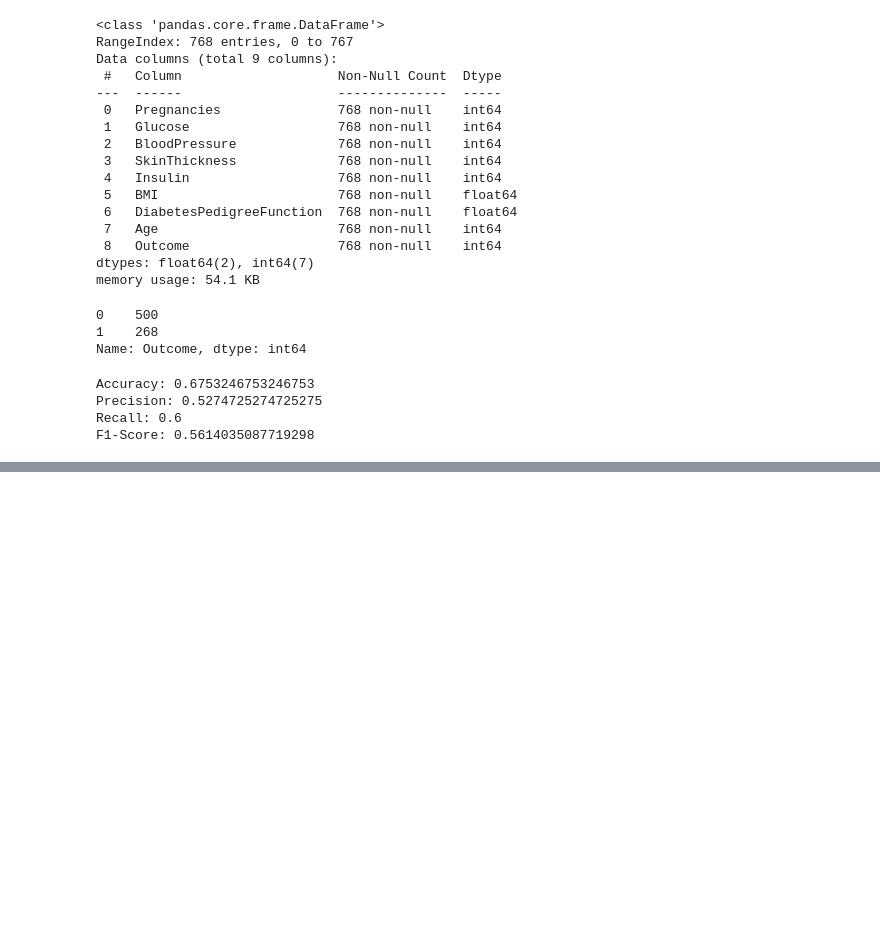
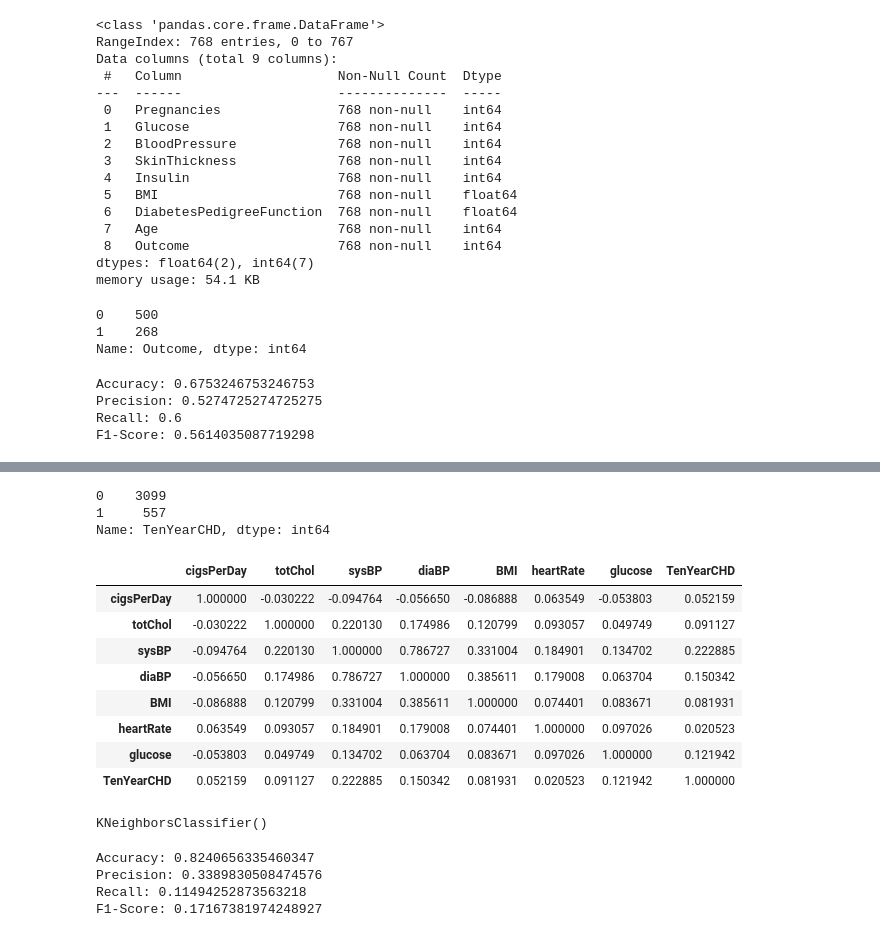
Before and after one commit to Yugesh-003/ML-lab, a Jupyter notebook: Classification/Knn.ipynb, the cells around one changed output, grey strips where cells are left out. Cells and saved outputs as stored; diff of their text form; code cells hidden in the pictures; blank space fills up the shorter version.

```diff
--- a/Classification/Knn.ipynb
+++ b/Classification/Knn.ipynb
@@ -78,0 +182,18 @@ F1-Score: 0.5614035087719298
+# %%
+df2["TenYearCHD"].value_counts()
+# %% [output]
+0    3099
+1     557
+Name: TenYearCHD, dtype: int64
+# %%
+df2.corr()
+# %% [output]
+|  | cigsPerDay | totChol | sysBP | diaBP | BMI | heartRate | glucose | TenYearCHD |
+| cigsPerDay | 1.000000 | -0.030222 | -0.094764 | -0.056650 | -0.086888 | 0.063549 | -0.053803 | 0.052159 |
+| totChol | -0.030222 | 1.000000 | 0.220130 | 0.174986 | 0.120799 | 0.093057 | 0.049749 | 0.091127 |
+| sysBP | -0.094764 | 0.220130 | 1.000000 | 0.786727 | 0.331004 | 0.184901 | 0.134702 | 0.222885 |
+| diaBP | -0.056650 | 0.174986 | 0.786727 | 1.000000 | 0.385611 | 0.179008 | 0.063704 | 0.150342 |
+| BMI | -0.086888 | 0.120799 | 0.331004 | 0.385611 | 1.000000 | 0.074401 | 0.083671 | 0.081931 |
+| heartRate | 0.063549 | 0.093057 | 0.184901 | 0.179008 | 0.074401 | 1.000000 | 0.097026 | 0.020523 |
+| glucose | -0.053803 | 0.049749 | 0.134702 | 0.063704 | 0.083671 | 0.097026 | 1.000000 | 0.121942 |
+| TenYearCHD | 0.052159 | 0.091127 | 0.222885 | 0.150342 | 0.081931 | 0.020523 | 0.121942 | 1.000000 |
@@ -78,0 +205,6 @@ F1-Score: 0.5614035087719298
+# %%
+k = 5
+knn = KNeighborsClassifier(n_neighbors=k)
+knn.fit(X_train,y_train)
+# %% [output]
+KNeighborsClassifier()
@@ -78,0 +213,14 @@ F1-Score: 0.5614035087719298
+# %%
+# Calculate model accuracy
+print("Accuracy:",accuracy_score(y_test, pred))
+# Calculate model precision
+print("Precision:",precision_score(y_test, pred))
+# Calculate model recall
+print("Recall:",recall_score(y_test, pred))
+# Calculate model f1 score
+print("F1-Score:",f1_score(y_test, pred))
+# %% [output]
+Accuracy: 0.8240656335460347
+Precision: 0.3389830508474576
+Recall: 0.11494252873563218
+F1-Score: 0.17167381974248927
```
Also changed, not shown: parts of 11 cells of this notebook, 2 other files.
